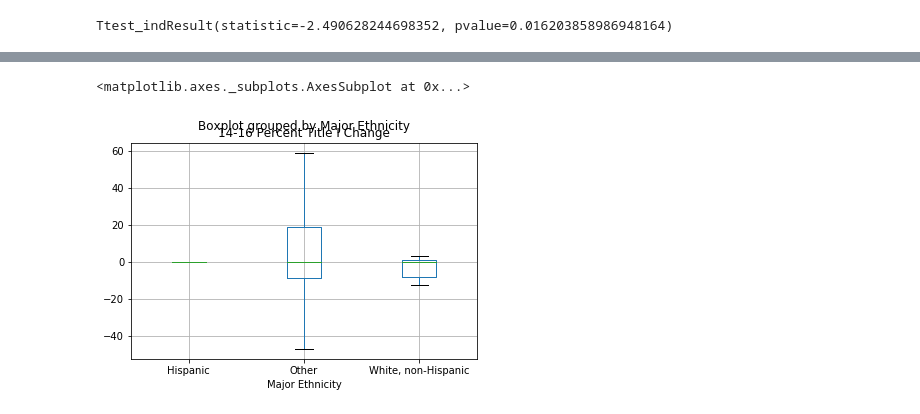
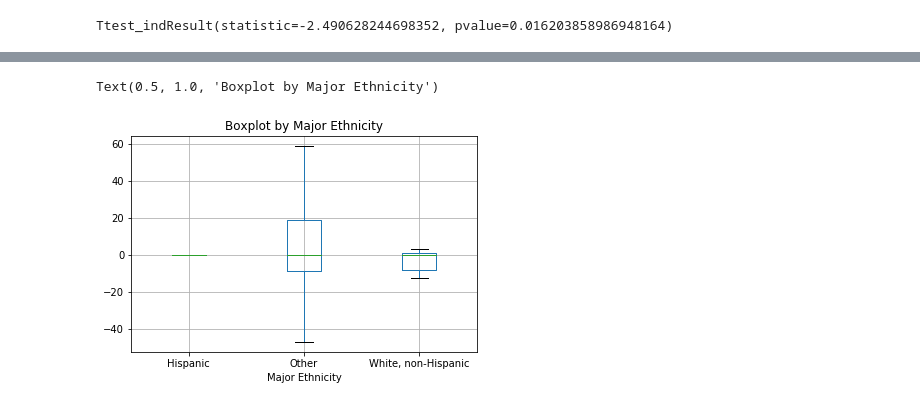
Before and after one commit to camfoy/Title-I-Enrollment-Project, a Jupyter notebook: stats/Travis_County_Stats.ipynb, the cells around one changed output, grey strips where cells are left out. Drawn from its saved outputs; the diff is of its cells as text; code cells hidden in the pictures.

```diff
--- a/stats/Travis_County_Stats.ipynb
+++ b/stats/Travis_County_Stats.ipynb
@@ -7,7 +7,7 @@ import pandas as pd
 import numpy as np
 import scipy.stats as stats
 # %%
-school_type = pd.read_csv('data/SchoolType.csv')
+school_type = pd.read_csv('csv_files/SchoolType.csv')
 school_type_df = pd.DataFrame(school_type)
 school_type_df = school_type_df[school_type_df.columns[[9, 12]]]
 school_type_df.head()
@@ -43,10 +43,10 @@ def get_clean_df(path, year):
     df_year.rename(columns={'CAMPUS NAME':'name', 'TOTAL  ENROLLMENT':f'{year} TOTAL ENROLLMENT', 'TOTAL  TITLE I  STUDENTS':f'{year} TOTAL TITLE I STUDENTS'}, inplace=True)
     return df_year
 # %%
-title_14_15_df = get_clean_df('data/Travis 14-15.csv','2014-2015')
-title_15_16_df = get_clean_df('data/Travis 15-16.csv','2015-2016')
-title_16_17_df = get_clean_df('data/Travis 16-17.csv','2016-2017')
-title_17_18_df = get_clean_df('data/Travis 17-18.csv','2017-2018')
+title_14_15_df = get_clean_df('csv_files/Travis 14-15.csv','2014-2015')
+title_15_16_df = get_clean_df('csv_files/Travis 15-16.csv','2015-2016')
+title_16_17_df = get_clean_df('csv_files/Travis 16-17.csv','2016-2017')
+title_17_18_df = get_clean_df('csv_files/Travis 17-18.csv','2017-2018')
 # %%
 dummyone = pd.merge(title_14_15_df, title_15_16_df, how='inner', on='name')
 dummytwo = pd.merge(dummyone, title_16_17_df, how='inner', on='name')
@@ -112,7 +112,7 @@ stats.linregress(x=df['16-18 Total Enrollment Change'], y=df['16-18 Percent Titl
 # %% [output]
 LinregressResult(slope=0.21106950296593674, intercept=19.00784266915916, rvalue=0.24848635228609892, pvalue=0.0030729285109794423, stderr=0.07003961320849425)
 # %%
-ethnicity_csv = pd.read_csv('../AustinSchools.csv')
+ethnicity_csv = pd.read_csv('csv_files/AustinSchools.csv')
 ethnicity_df = pd.DataFrame(ethnicity_csv)
 ethnicity_df = ethnicity_df[['name', 'White, non-Hispanic', 'Black, non-Hispanic', 'Hispanic', 'Multiracial', 'Asian', 'Native American or Native Alaskan', 'Native Hawaiian or Other Pacific Islander']]
 
@@ -198,8 +198,9 @@ final_df.head()
 | 3 | REAGAN H S | public | 0.000000 | 73 | 0.000000 | ... |
 | 4 | TRAVIS H S | public | -0.077459 | -38 | 0.077519 | ... |
 # %%
-# the hispanic schools flucuate so drastically that a boxplot isn't sufficient
 final_df.boxplot("14-16 Percent Title I Change", by="Major Ethnicity", showfliers=False)
+plt.suptitle("")
+plt.title('Boxplot by Major Ethnicity')
 # %% [output]
-<matplotlib.axes._subplots.AxesSubplot at 0x...>
+Text(0.5, 1.0, 'Boxplot by Major Ethnicity')
-[figure, old version]
+[figure, new version]
```
Also changed, not shown: parts of 1 cell of this notebook, 7 other files.
